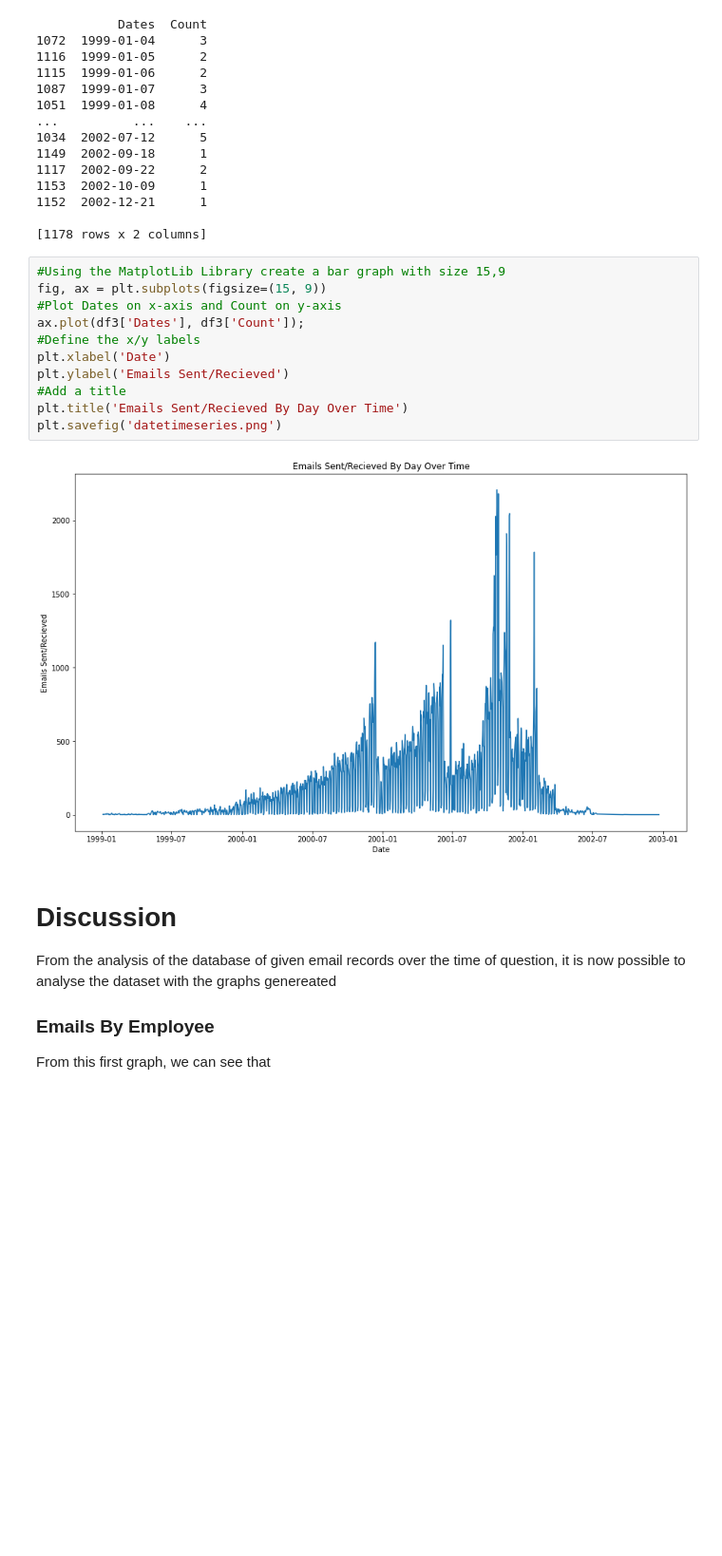
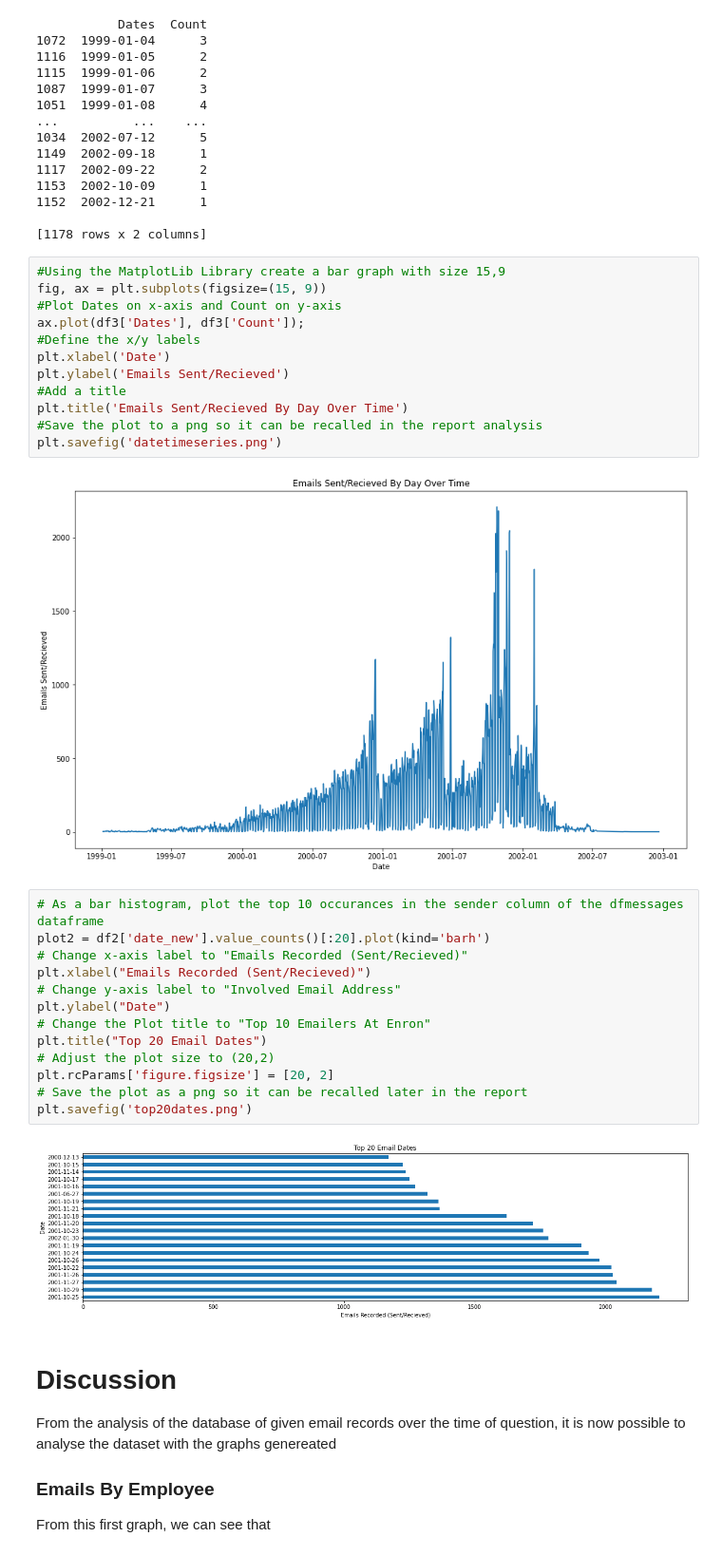
Before and after one commit to Toms201/Enron-Dataset-Analysis-ISYS2001-, a Jupyter notebook: ISYS2001_Assignment_Two.ipynb, the cells around one changed output. Shown: that part at 95% size. Cells and saved outputs as stored; diff of their text form; blank space fills up the shorter version.

```diff
--- a/ISYS2001_Assignment_Two.ipynb
+++ b/ISYS2001_Assignment_Two.ipynb
@@ -247,9 +258,25 @@ plt.xlabel('Date')
 plt.ylabel('Emails Sent/Recieved')
 #Add a title
 plt.title('Emails Sent/Recieved By Day Over Time')
+#Save the plot to a png so it can be recalled in the report analysis
 plt.savefig('datetimeseries.png')
 # %% [output]
 [figure]
+# %%
+# As a bar histogram, plot the top 10 occurances in the sender column of the dfmessages dataframe
+plot2 = df2['date_new'].value_counts()[:20].plot(kind='barh')
+# Change x-axis label to "Emails Recorded (Sent/Recieved)"
+plt.xlabel("Emails Recorded (Sent/Recieved)")
+# Change y-axis label to "Involved Email Address"
+plt.ylabel("Date")
+# Change the Plot title to "Top 10 Emailers At Enron"
+plt.title("Top 20 Email Dates")
+# Adjust the plot size to (20,2)
+plt.rcParams['figure.figsize'] = [20, 2]
+# Save the plot as a png so it can be recalled later in the report
+plt.savefig('top20dates.png')
+# %% [output]
+[figure, added]
 # %% [markdown]
 # Discussion
 
```
Also changed, not shown: parts of 13 cells of this notebook.
